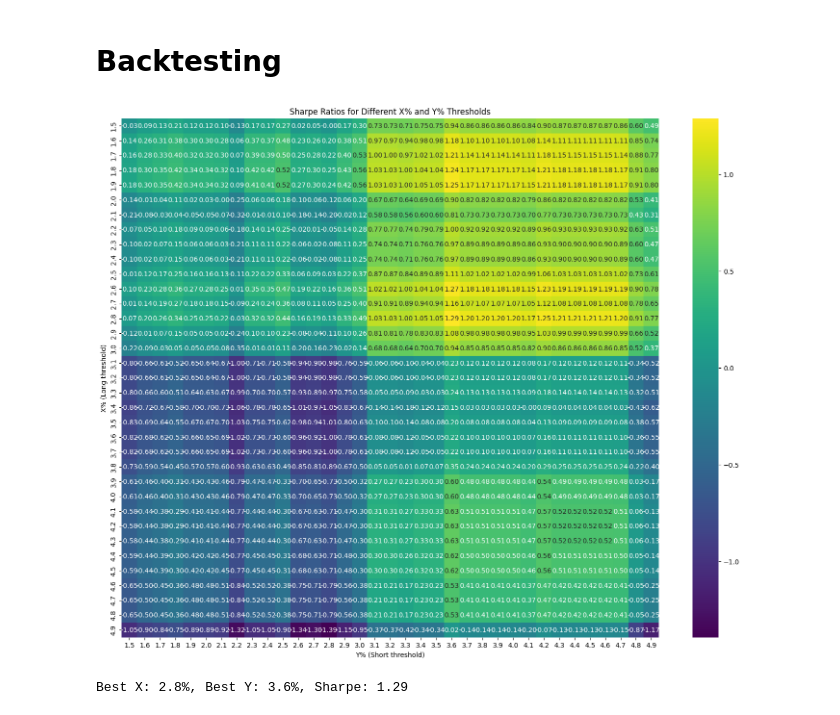
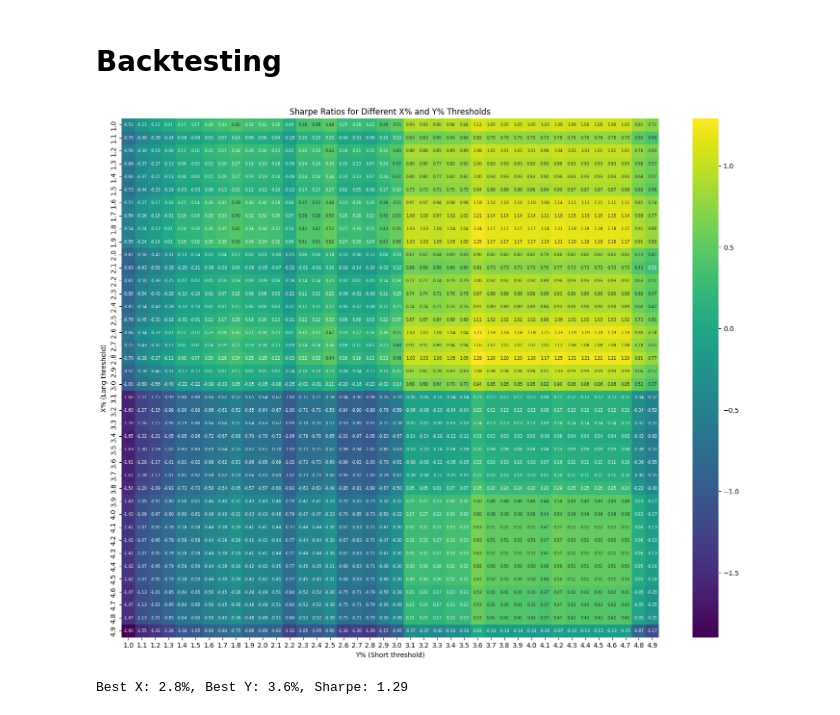
Before and after one commit to Khdeng/Kimchi-Momentum-Strategy-Backtesting, a Jupyter notebook: Test.ipynb, the cells around one changed output. Drawn from its saved outputs; the diff is of its cells as text; code cells hidden in the pictures.

Commit message:
figure size and annotation size changed

```diff
--- a/Test.ipynb
+++ b/Test.ipynb
@@ -147,37 +147,37 @@ def run_backtest(df, x_pct, y_pct):
 
     binance_returns = df["binance_close"].pct_change().shift(-1)
 
     returns = signal * binance_returns
     return returns.dropna()
 
 
-x_range = np.arange(1.5, 5, 0.1)
-y_range = np.arange(1.5, 5, 0.1)
+x_range = np.arange(1, 5, 0.1)
+y_range = np.arange(1, 5, 0.1)
 
 sharpe_ratios = np.zeros((len(x_range), len(y_range)))
 
 
 for i, x in enumerate(x_range):
     for j, y in enumerate(y_range):
         backtest_returns = run_backtest(back_df, x, y)
         if backtest_returns.std() == 0 or len(backtest_returns) < 10:
             sharpe_ratios[i, j] = 0
         else:
             sharpe_ratios[i, j] = backtest_returns.mean() / backtest_returns.std() * np.sqrt(365)
 
 
 
 import matplotlib.pyplot as plt
 import seaborn as sns
 
 plt.figure(figsize=(18, 14))
-sns.heatmap(sharpe_ratios, xticklabels=np.round(y_range,2), yticklabels=np.round(x_range,2), fmt=".2f", cmap="viridis", annot=True)
+sns.heatmap(sharpe_ratios, annot=True, fmt=".2f", annot_kws={"size": 6}, cmap="viridis", xticklabels=np.round(y_range, 1), yticklabels=np.round(x_range, 1))
 plt.xlabel("Y% (Short threshold)")
 plt.ylabel("X% (Long threshold)")
 plt.title("Sharpe Ratios for Different X% and Y% Thresholds")
 plt.show()
 # %% [output]
-[figure, old version]
+[figure, new version]
 # %%
 # Best X & Y Combination
 
```
